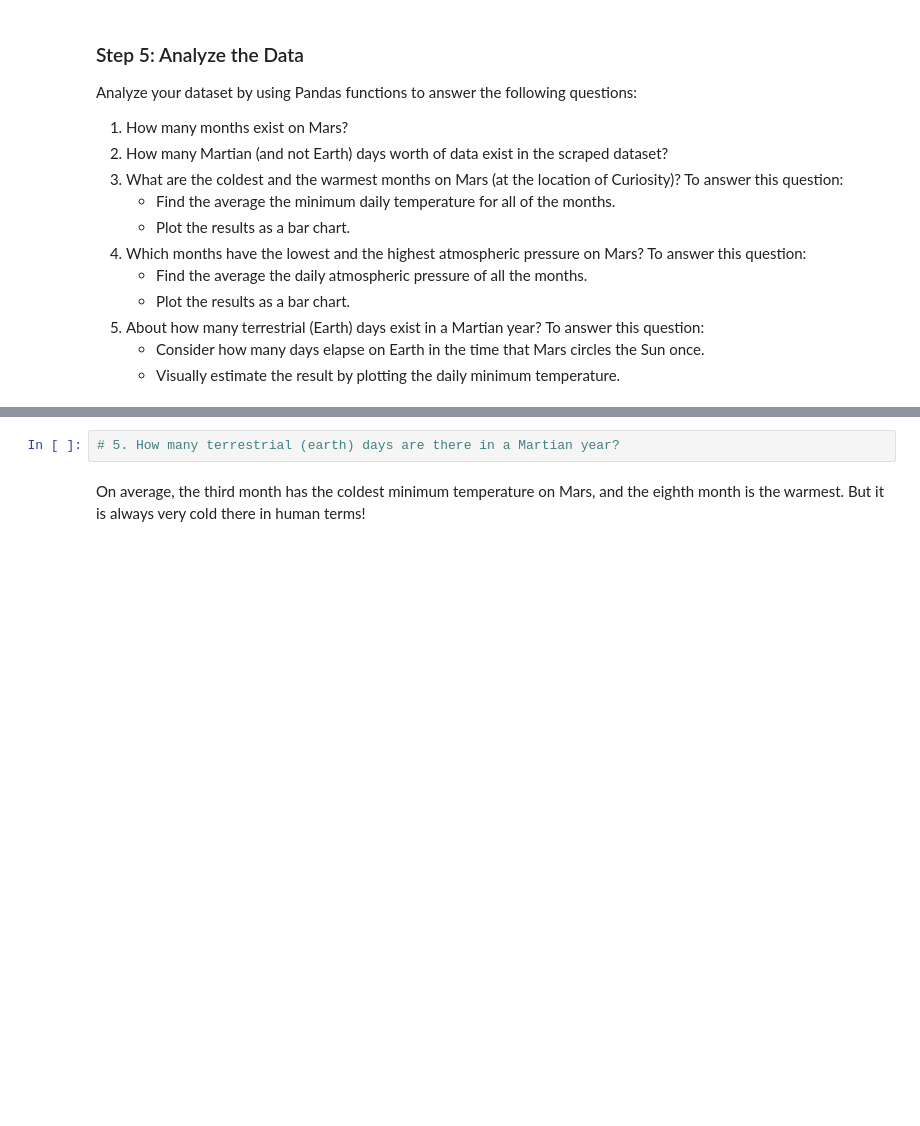
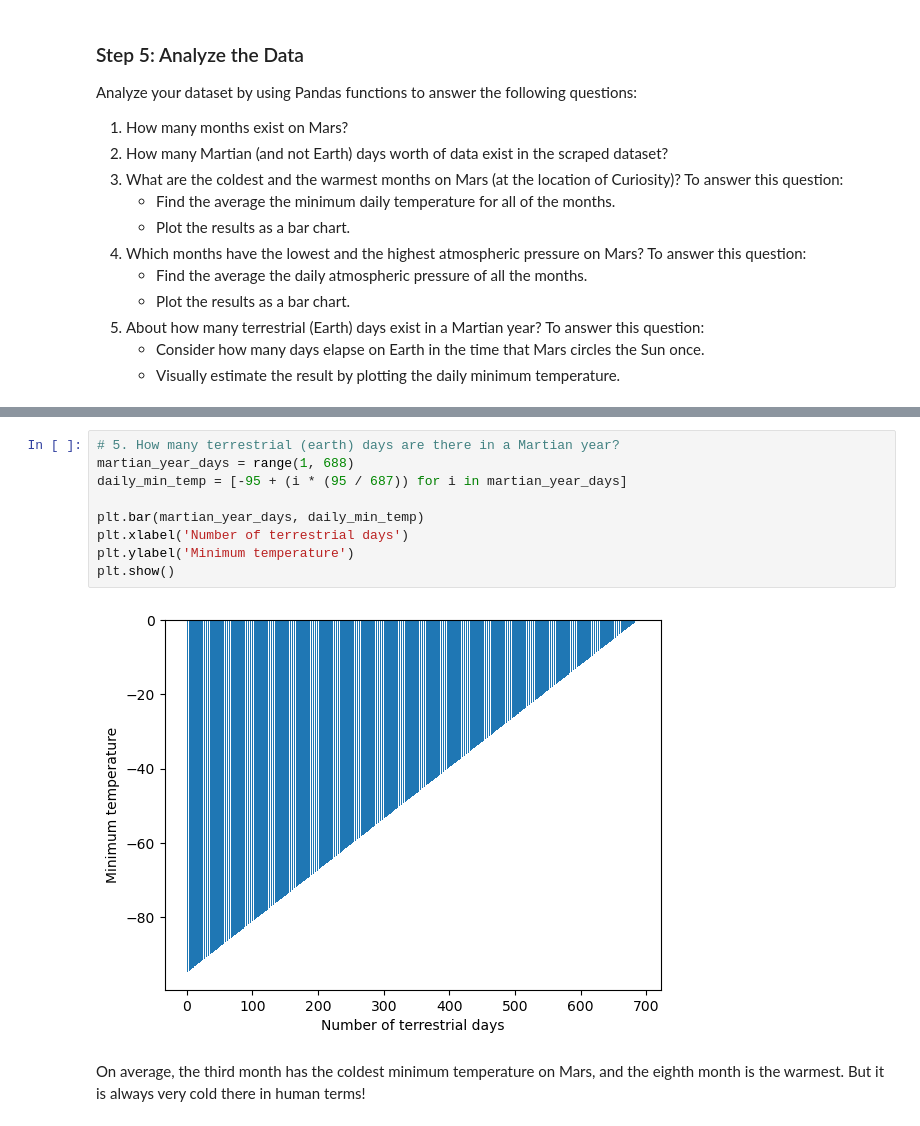
Before and after one commit to JohanaMarie/mars_webScraping, a Jupyter notebook: part_2_mars_weather.ipynb, the cells around one changed output, grey strips where cells are left out. Saved outputs shown, nothing was run; the diff lists cells and outputs as text; blank space fills up the shorter version.

```diff
--- a/part_2_mars_weather.ipynb
+++ b/part_2_mars_weather.ipynb
@@ -127,5 +225,14 @@ Analyze your dataset by using Pandas functions to answer the following questions
 # %%
 # 5. How many terrestrial (earth) days are there in a Martian year?
+martian_year_days = range(1, 688)
+daily_min_temp = [-95 + (i * (95 / 687)) for i in martian_year_days]
+
+plt.bar(martian_year_days, daily_min_temp)
+plt.xlabel('Number of terrestrial days')
+plt.ylabel('Minimum temperature')
+plt.show()
+# %% [output]
+[figure, added]
 # %% [markdown]
 On average, the third month has the coldest minimum temperature on Mars, and the eighth month is the warmest. But it is always very cold there in human terms!
 # %% [markdown]
```
Also changed, not shown: parts of 13 cells of this notebook, 1 other file.
